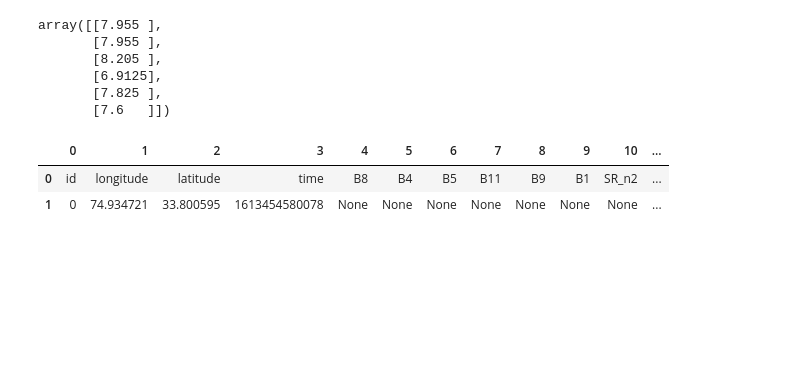
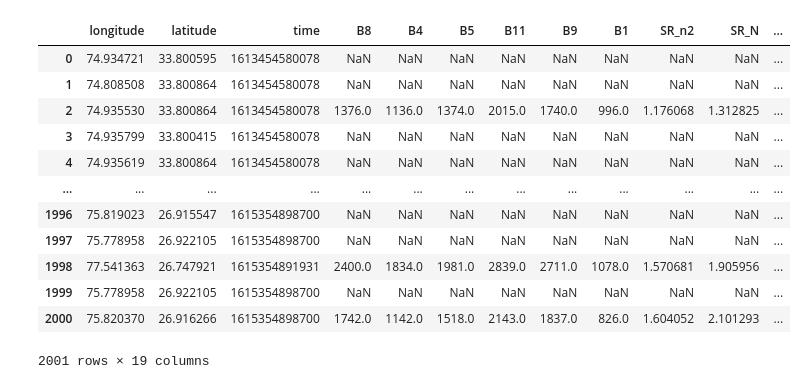
Before and after one commit to jagadeeshreddyr14/soilhealth-, a Jupyter notebook: src/test.ipynb, the cells around one changed output. Drawn from its saved outputs; the diff is of its cells as text; code cells hidden in the pictures; blank space fills up the shorter version.

```diff
--- a/src/test.ipynb
+++ b/src/test.ipynb
@@ -199,29 +229,39 @@ input
 # %%
 soil_nuts = [ 'P', 'K', 'OC', 'N', 'pH']
 
 input = asap[['B8', 'B4', 'B5', 'B11', 'B9', 'B1', 'SR_n2','SR_N', 'TBVI1', 'NDWI', 'NDVI_G']]
 
 mylist = []
 asd = input.dropna()
 for i in soil_nuts:
 
     for nut, nut_slr in zip(glob.glob(f'../data/{i}.pkl'), glob.glob(f'../data/{i}*_slr.pkl')):
-        # print(i, nut, nut_slr)
         with open(nut, 'rb') as file, open(nut_slr, 'rb') as file_slr:
 
             mymodel, model_scaler = pickle.load(file), pickle.load(file_slr)
             X_test = model_scaler.transform(asd)
 
-            predictions = mymodel.predict(X_test)
+            predictions = mymodel.predict(X_test).reshape(-1,)
+            if i == 'OC':
+                predictions = predictions.clip(0, 1)
             mylist.append(predictions)
+mydf = pd.DataFrame(mylist).T
+mydf.columns = [ 'P', 'K', 'OC', 'N', 'pH']
+mydf.index = asd.index
 
-# print(pd.DataFrame(mylist))
+# pd.concat([asd, mydf], axis = 1, ignore_index=True,)
+pd.concat([asap, mydf], axis = 1, ignore_index=False)
+# %% [output]
+|  | longitude | latitude | time | B8 | B4 | B5 | B11 | B9 | B1 | SR_n2 | SR_N | ... |
+| 0 | 74.934721 | 33.800595 | 1613454580078 | NaN | NaN | NaN | NaN | NaN | NaN | NaN | NaN | ... |
+| 1 | 74.808508 | 33.800864 | 1613454580078 | NaN | NaN | NaN | NaN | NaN | NaN | NaN | NaN | ... |
+| 2 | 74.935530 | 33.800864 | 1613454580078 | 1376.0 | 1136.0 | 1374.0 | 2015.0 | 1740.0 | 996.0 | 1.176068 | 1.312825 | ... |
+| 3 | 74.935799 | 33.800415 | 1613454580078 | NaN | NaN | NaN | NaN | NaN | NaN | NaN | NaN | ... |
+| 4 | 74.935619 | 33.800864 | 1613454580078 | NaN | NaN | NaN | NaN | NaN | NaN | NaN | NaN | ... |
+| ... | ... | ... | ... | ... | ... | ... | ... | ... | ... | ... | ... | ... |
+| 1996 | 75.819023 | 26.915547 | 1615354898700 | NaN | NaN | NaN | NaN | NaN | NaN | NaN | NaN | ... |
+| 1997 | 75.778958 | 26.922105 | 1615354898700 | NaN | NaN | NaN | NaN | NaN | NaN | NaN | NaN | ... |
+| 1998 | 77.541363 | 26.747921 | 1615354891931 | 2400.0 | 1834.0 | 1981.0 | 2839.0 | 2711.0 | 1078.0 | 1.570681 | 1.905956 | ... |
+| 1999 | 75.778958 | 26.922105 | 1615354898700 | NaN | NaN | NaN | NaN | NaN | NaN | NaN | NaN | ... |
+| 2000 | 75.820370 | 26.916266 | 1615354898700 | 1742.0 | 1142.0 | 1518.0 | 2143.0 | 1837.0 | 826.0 | 1.604052 | 2.101293 | ... |
+2001 rows × 19 columns
-# %%
-predictions
-# %% [output]
-array([[7.955 ],
-       [7.955 ],
-       [8.205 ],
-       [6.9125],
-       [7.825 ],
-       [7.6   ]])
@@ -228,26 +270,22 @@ array([[7.955 ],
 # %%
-soil_nuts = ['pH', 'P', 'K', 'OC', 'N']
-df_tmp = df[["longitude", "latitude"]]
+# soil_nuts = ['pH', 'P', 'K', 'OC', 'N']
+# df_tmp = df[["longitude", "latitude"]]
 
-input_bands = ['B8', 'B4', 'B5', 'B11','B9', 'B1', 'SR_n2', 'SR_N', 'TBVI1', 'NDWI', 'NDVI_G']
-df[input_bands] = df[input_bands].apply(lambda x: x.replace("None", np.nan))
+# input_bands = ['B8', 'B4', 'B5', 'B11','B9', 'B1', 'SR_n2', 'SR_N', 'TBVI1', 'NDWI', 'NDVI_G']
+# df[input_bands] = df[input_bands].apply(lambda x: x.replace("None", np.nan))
 
 
-df_pred = df.loc[df['NDWI'].notna(), input_bands]
+# df_pred = df.loc[df['NDWI'].notna(), input_bands]
 
-input = df_pred.values
+# input = df_pred.values
 
-for i in soil_nuts:
+# for i in soil_nuts:
 
-  for nut, nut_slr in zip(glob.glob(f'../data/{i}.pkl'), glob.glob(f'../data/{i}*_slr.pkl')):
-    # print(i, nut, nut_slr)
-    with open(nut, 'rb') as file, open(nut_slr, 'rb') as file_slr:
+#   for nut, nut_slr in zip(glob.glob(f'../data/{i}.pkl'), glob.glob(f'../data/{i}*_slr.pkl')):
+#     # print(i, nut, nut_slr)
+#     with open(nut, 'rb') as file, open(nut_slr, 'rb') as file_slr:
 
-      mymodel, model_scaler = pickle.load(file), pickle.load(file_slr)
-      X_test = model_scaler.transform(input)
-      predictions = mymodel.predict(X_test)
-      print(predictions, i)
+#       mymodel, model_scaler = pickle.load(file), pickle.load(file_slr)
+#       X_test = model_scaler.transform(input)
+#       predictions = mymodel.predict(X_test)
+#       print(predictions, i)
-# %% [output]
-|  | 0 | 1 | 2 | 3 | 4 | 5 | 6 | 7 | 8 | 9 | 10 | ... |
-| 0 | id | longitude | latitude | time | B8 | B4 | B5 | B11 | B9 | B1 | SR_n2 | ... |
-| 1 | 0 | 74.934721 | 33.800595 | 1613454580078 | None | None | None | None | None | None | None | ... |
```
Also changed, not shown: parts of 17 cells of this notebook, 24 other files.
